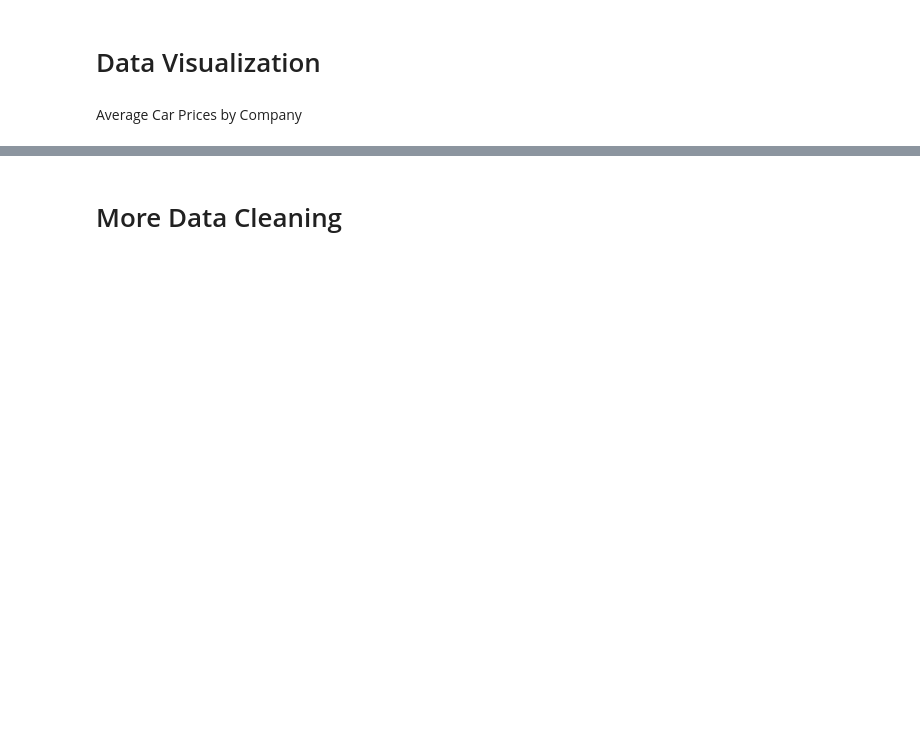
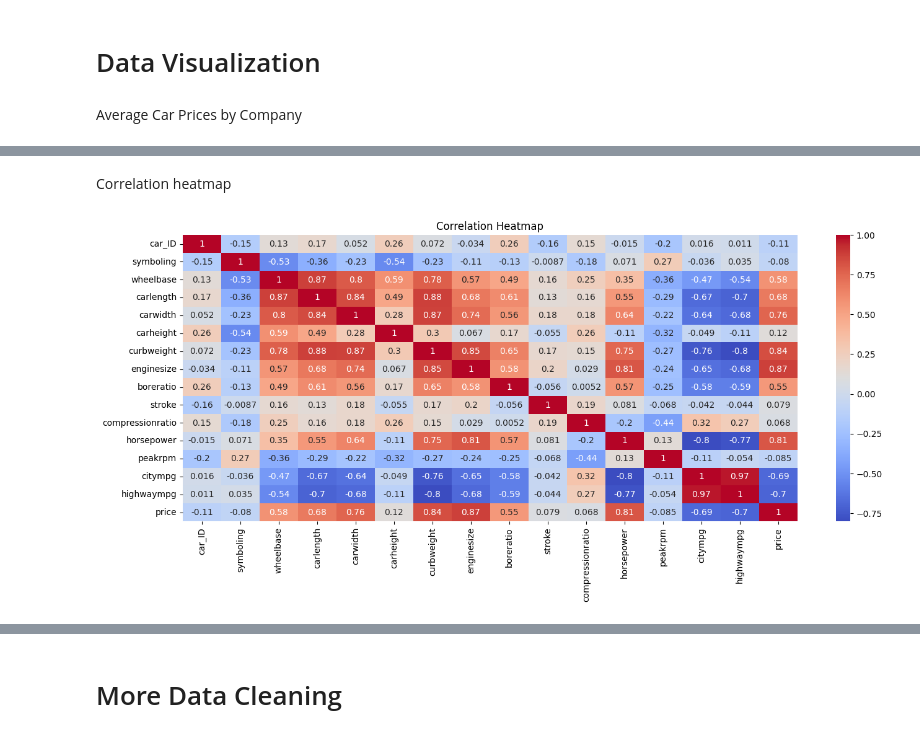
Before and after one commit to sukrutimallesh/Car-price-prediction-model, a Jupyter notebook: car_prediction_model/data_cleaning.ipynb, the cells around one changed output, grey strips where cells are left out. Saved outputs shown, nothing was run; the diff lists cells and outputs as text; code cells hidden in the pictures; blank space fills up the shorter version.

```diff
--- a/car_prediction_model/data_cleaning.ipynb
+++ b/car_prediction_model/data_cleaning.ipynb
@@ -257,0 +288,10 @@ compa
+# %% [markdown]
+Correlation heatmap
+# %%
+# Plotting heatmap of the data for checking the correlation between the numerical features and target column.
+plt.figure(figsize=(16, 6))
+sns.heatmap(correlation_matrix, annot=True, cmap='coolwarm')
+plt.title('Correlation Heatmap')
+plt.show()
+# %% [output]
+[figure, added]
```
Also changed, not shown: parts of 4 cells of this notebook.
